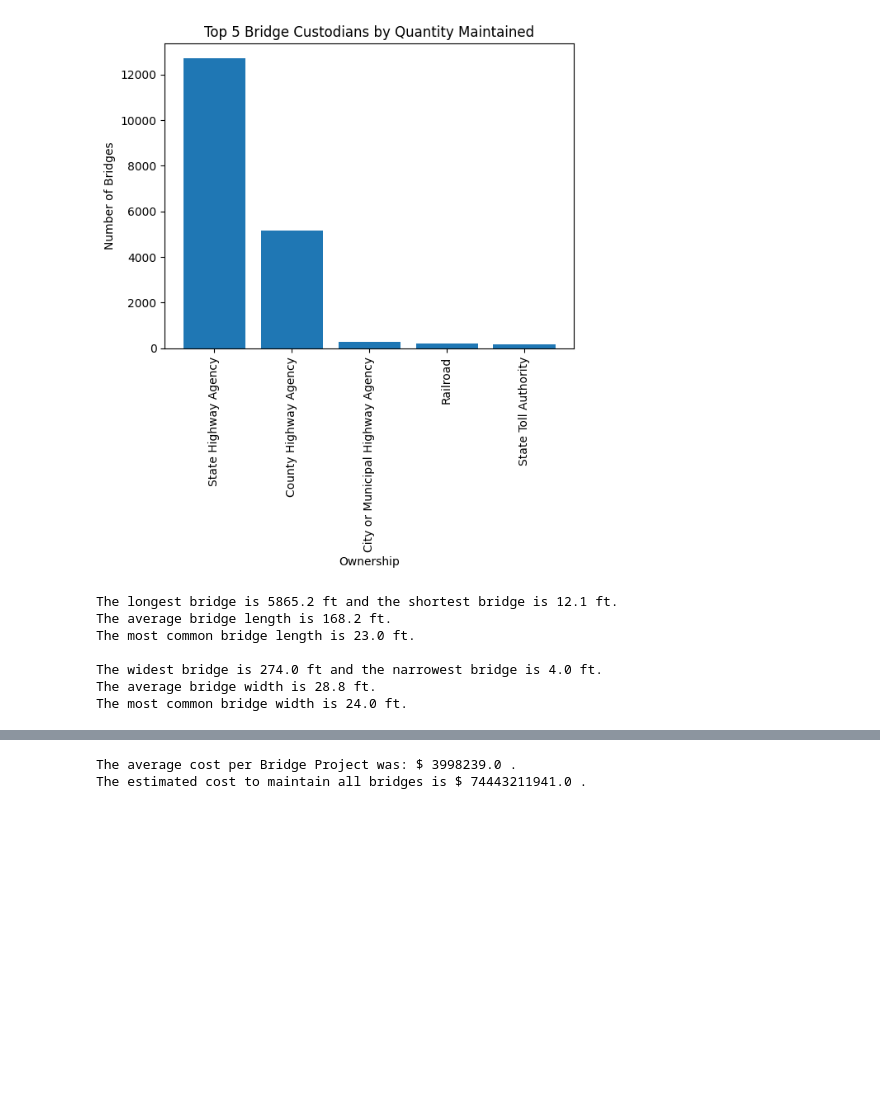
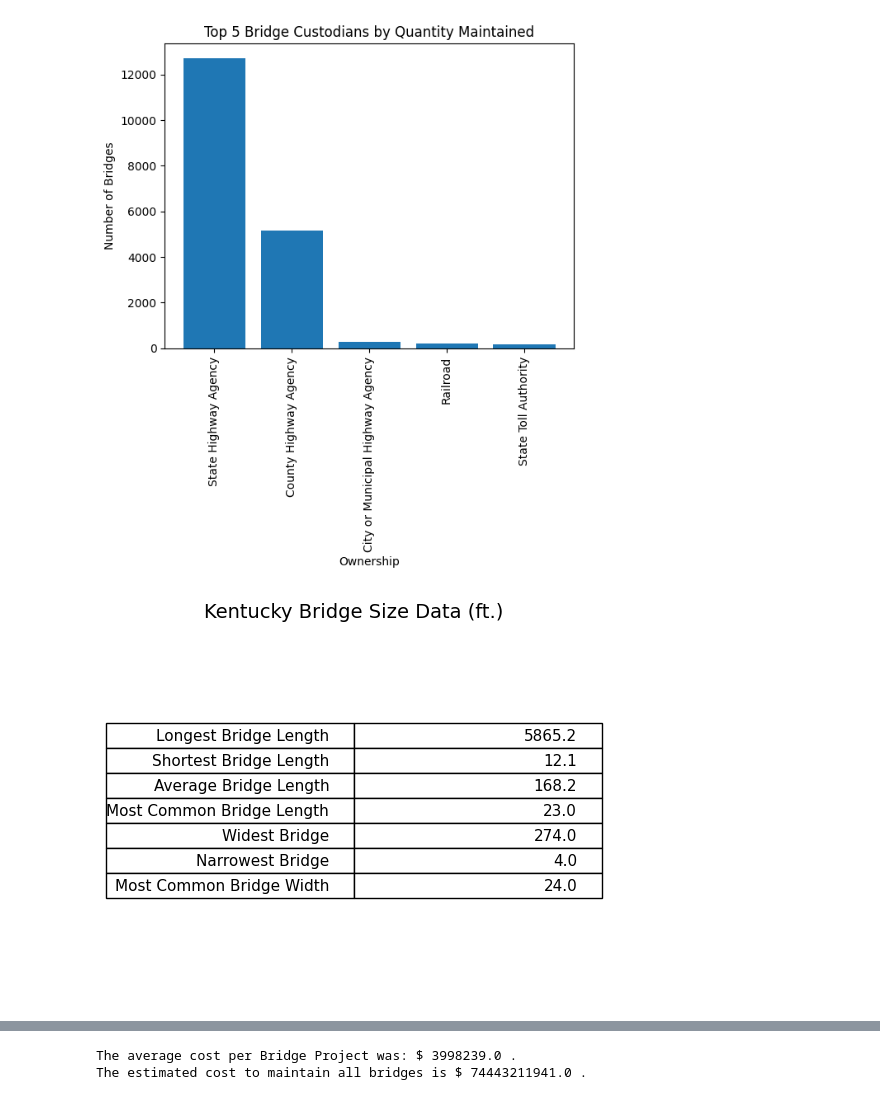
Before and after one commit to DaveenK/KYTC_Bridges, a Jupyter notebook: ky-bridge-analysis-DaveenKnue.ipynb, the cells around one changed output, grey strips where cells are left out. Cells and saved outputs as stored; diff of their text form; code cells hidden in the pictures; blank space fills up the shorter version.

Commit message:
creating tables

```diff
--- a/ky-bridge-analysis-DaveenKnue.ipynb
+++ b/ky-bridge-analysis-DaveenKnue.ipynb
@@ -7,13 +7,11 @@ import plotly
 from datetime import datetime
 # %%
-# clarify path to csv
-csv_file_path = r'C:\Users\Nick\Documents\Daveen\Code_Kentucky\ky-bridge-analysis-DaveenKnue\Ky_Bridge_Points.csv'
-
 #specify dtype str to col 62 and 64
 dtype_options = {'SERVTYPON': str, 'SERVTYPUND': str}
 
+# If the file is in the same directory as your Python script, you can just specify the filename
 # read csv into a dataframe with specified dtypes
-df = pd.read_csv(csv_file_path, dtype=dtype_options)
+df_w = pd.read_csv('Ky_Bridge_Points.csv', dtype=dtype_options)
 # %%
 #Calculate total # of Bridge Projects in Kentucky 2007 - Present
 total_bridges = len(df['BRIDGE_ID'])
@@ -189,43 +187,69 @@ plt.show()
 # %%
 ##Calculate Max, Min, Mean and Mode Lengths of Bridges in KY
 longest_bridge = df["LENGTH"].max()
 shortest_bridge = df["LENGTH"].min()
 avg_bridge_length = round(df["LENGTH"].mean(), 1)
 mode_bridge_length = df["LENGTH"].mode().iloc[0]
 
 #identify "name(s)" of the longest bridge(s)
 #
 
 #identify "name(s)" of the shortest bridge(s)
 #
 
 ##Calculate Max, Min and Mean Widths of Bridges in KY
 widest_bridge = df[df["ROADWIDTH"] !=0]["ROADWIDTH"].max()
 narrowest_bridge = df[df["ROADWIDTH"] !=0]["ROADWIDTH"].min()
 avg_bridge_width = round(df[df["ROADWIDTH"] !=0]["ROADWIDTH"].mean(), 1)
 mode_bridge_width = df[df["ROADWIDTH"] != 0]["ROADWIDTH"].mode().iloc[0]
 
 #identify "name(s)" of the widest bridge(s)
 #
 
 #identify "name(s)" of the narrowest bridge(s)
 #
 
-print("The longest bridge is", longest_bridge, "ft and the shortest bridge is", shortest_bridge, "ft.")
-print("The average bridge length is", avg_bridge_length,"ft.")
-print("The most common bridge length is", mode_bridge_length, "ft.")
-print("")
-print("The widest bridge is", widest_bridge, "ft and the narrowest bridge is", narrowest_bridge,"ft.")
-print("The average bridge width is", avg_bridge_width, "ft.")
-print("The most common bridge width is", mode_bridge_width, "ft.")
+#print("The longest bridge is", longest_bridge, "ft and the shortest bridge is", shortest_bridge, "ft.")
+#print("The average bridge length is", avg_bridge_length,"ft.")
+#print("The most common bridge length is", mode_bridge_length, "ft.")
+#print("")
+#print("The widest bridge is", widest_bridge, "ft and the narrowest bridge is", narrowest_bridge,"ft.")
+#print("The average bridge width is", avg_bridge_width, "ft.")
+#print("The most common bridge width is", mode_bridge_width, "ft.")
+
+#Create a Table
+size_data = [
+    ["Longest Bridge Length", longest_bridge],
+    ["Shortest Bridge Length", shortest_bridge],
+    ["Average Bridge Length", avg_bridge_length],
+    ["Most Common Bridge Length", mode_bridge_length],
+    ["Widest Bridge", widest_bridge],
+    ["Narrowest Bridge", narrowest_bridge],
+    ["Most Common Bridge Width", mode_bridge_width]
+]
+
+# Create a figure and axis
+fig, ax = plt.subplots()
+
+# Hide the axes
+ax.axis('off')
+
+# Create the table
+bridge_size_table = ax.table(cellText=size_data, loc='center')
+
+# Adjust font size
+bridge_size_table.auto_set_font_size(False)
+bridge_size_table.set_fontsize(11)
+
+# Adjust cell heights
+bridge_size_table.scale(1, 1.5)
+
+# Add a title to the table
+size_title = ax.set_title("Kentucky Bridge Size Data (ft.)", fontsize=14)
+
+plt.show()
 # %% [output]
-The longest bridge is 5865.2 ft and the shortest bridge is 12.1 ft.
-The average bridge length is 168.2 ft.
-The most common bridge length is 23.0 ft.
-
-The widest bridge is 274.0 ft and the narrowest bridge is 4.0 ft.
-The average bridge width is 28.8 ft.
-The most common bridge width is 24.0 ft.
+[figure, added]
 # %%
 ## Determine Average Age of Bridges
 
```
Also changed, not shown: parts of 5 cells of this notebook.
